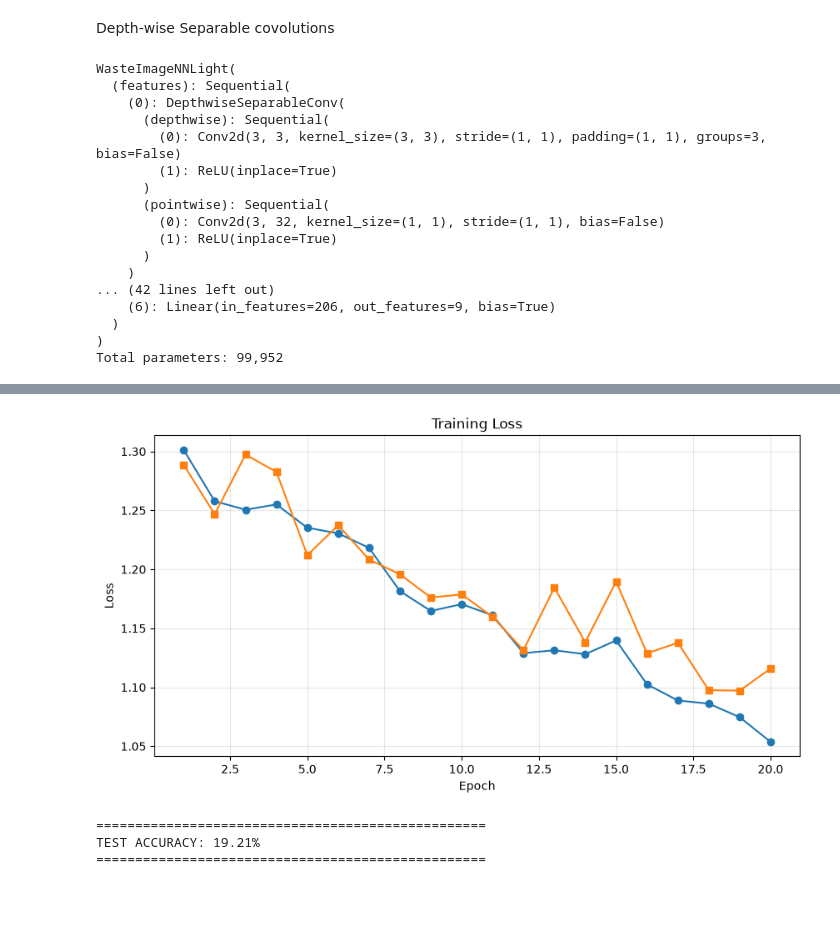
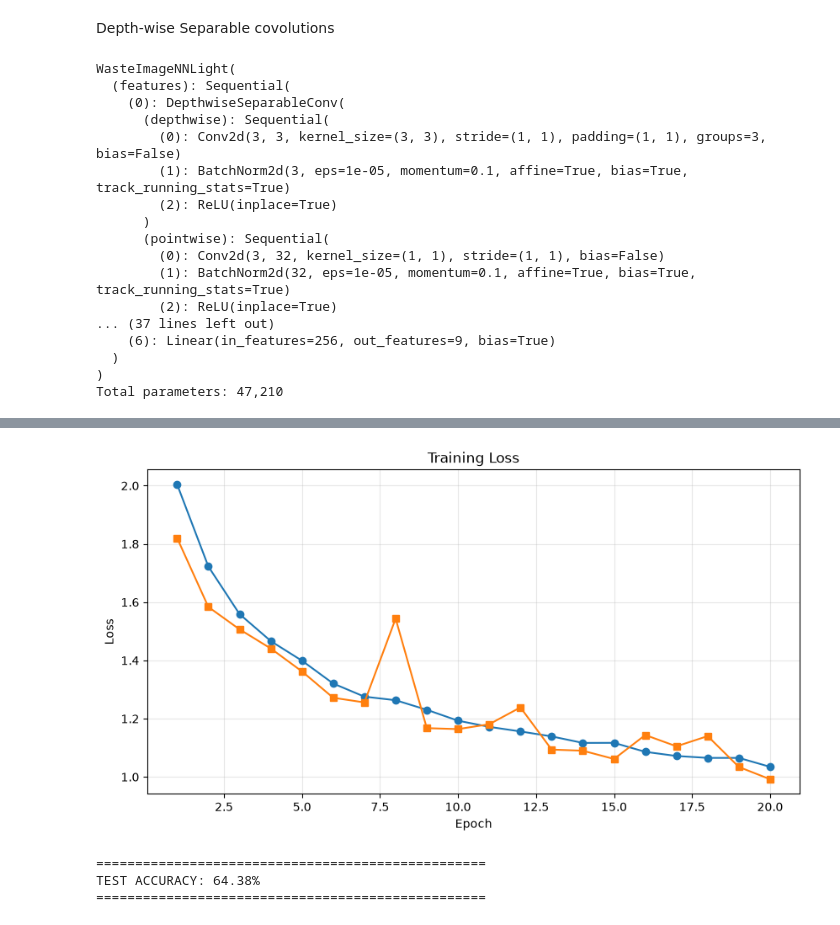
Before and after one commit to SenadiF/Botzilla---EN3150-Assignment-03, a Jupyter notebook: notebooks/classification_model_A.ipynb, the cells around one changed output, grey strips where cells are left out. Saved outputs shown, nothing was run; the diff lists cells and outputs as text; code cells hidden in the pictures; blank space fills up the shorter version.

```diff
--- a/notebooks/classification_model_A.ipynb
+++ b/notebooks/classification_model_A.ipynb
@@ -410,7 +410,7 @@ class DepthwiseSeparableConv(nn.Module):
                 groups=in_channels,
                 bias=False
             ),
-            # nn.BatchNorm2d(in_channels),
+            nn.BatchNorm2d(in_channels),
             nn.ReLU(inplace=True)
         )
 
@@ -424,7 +424,7 @@ class DepthwiseSeparableConv(nn.Module):
                 padding=0,
                 bias=False
             ),
-            # nn.BatchNorm2d(out_channels),
+            nn.BatchNorm2d(out_channels),
             nn.ReLU(inplace=True)
         )
 
@@ -433,7 +433,7 @@ class DepthwiseSeparableConv(nn.Module):
         x = self.pointwise(x)
         return x
 # %%
-# CNN - Depth wise separable (~100k parameters)
+# CNN - Depth wise separable : 100k parameters
 class WasteImageNNLight(nn.Module):
     def __init__(self, num_classes=9, hidden=206):
         super().__init__()
@@ -452,9 +452,9 @@ class WasteImageNNLight(nn.Module):
             DepthwiseSeparableConv(64, 128),
             nn.MaxPool2d(2), # --> 128*8*8
 
-            # 128 -> 256
-            DepthwiseSeparableConv(128, 256),
-            nn.MaxPool2d(2) # --> 256*4*4
+            # # 128 -> 256
+            # DepthwiseSeparableConv(128, 256),
+            # nn.MaxPool2d(2) # --> 256*4*4
         )
 
 
@@ -462,10 +462,10 @@ class WasteImageNNLight(nn.Module):
             nn.AdaptiveAvgPool2d(1),  # adaptive avg pooling before flattern
             nn.Flatten(),
             nn.Dropout(0.3),
-            nn.Linear(256, hidden), # parameter reduction | parameters = input*hidden + hidden
+            nn.Linear(128, 256), # parameter reduction | parameters = input*hidden + hidden
             nn.ReLU(inplace=True),
             nn.Dropout(0.3),
-            nn.Linear(hidden, num_classes)
+            nn.Linear(256, num_classes)
         )
     def forward(self, x):
         return self.classifier(self.features(x))
@@ -480,22 +480,22 @@ WasteImageNNLight(
     (0): DepthwiseSeparableConv(
       (depthwise): Sequential(
         (0): Conv2d(3, 3, kernel_size=(3, 3), stride=(1, 1), padding=(1, 1), groups=3, bias=False)
-        (1): ReLU(inplace=True)
+        (1): BatchNorm2d(3, eps=1e-05, momentum=0.1, affine=True, bias=True, track_running_stats=True)
+        (2): ReLU(inplace=True)
       )
       (pointwise): Sequential(
         (0): Conv2d(3, 32, kernel_size=(1, 1), stride=(1, 1), bias=False)
-        (1): ReLU(inplace=True)
-      )
-    )
-... (42 lines left out)
-    (6): Linear(in_features=206, out_features=9, bias=True)
+        (1): BatchNorm2d(32, eps=1e-05, momentum=0.1, affine=True, bias=True, track_running_stats=True)
+        (2): ReLU(inplace=True)
+... (37 lines left out)
+    (6): Linear(in_features=256, out_features=9, bias=True)
   )
 )
-Total parameters: 99,952
+Total parameters: 47,210
 # %%
 train_loss, validation_loss = train(model=model_light, train_loader=train_loader, val_loader=val_loader, num_ephohs=20, lr=1e-3)
 plot_training_loss(train_losses=train_loss, validation_losses=validation_loss)
-test_acc = evaluate_test(model=model, test_loader=test_loader)
+test_acc = evaluate_test(model=model_light, test_loader=test_loader)
 # %% [output]
 Using the device : cuda
 
@@ -515,6 +515,6 @@ Epoch [20/20] | Train Loss: 1.0537 |  Validation Loss : 1.1158
 
 Train is Completed !
-[figure, old version]
+[figure, new version]
 ==================================================
-TEST ACCURACY: 19.21%
+TEST ACCURACY: 64.38%
 ==================================================
```
Also changed, not shown: parts of 3 cells of this notebook.
